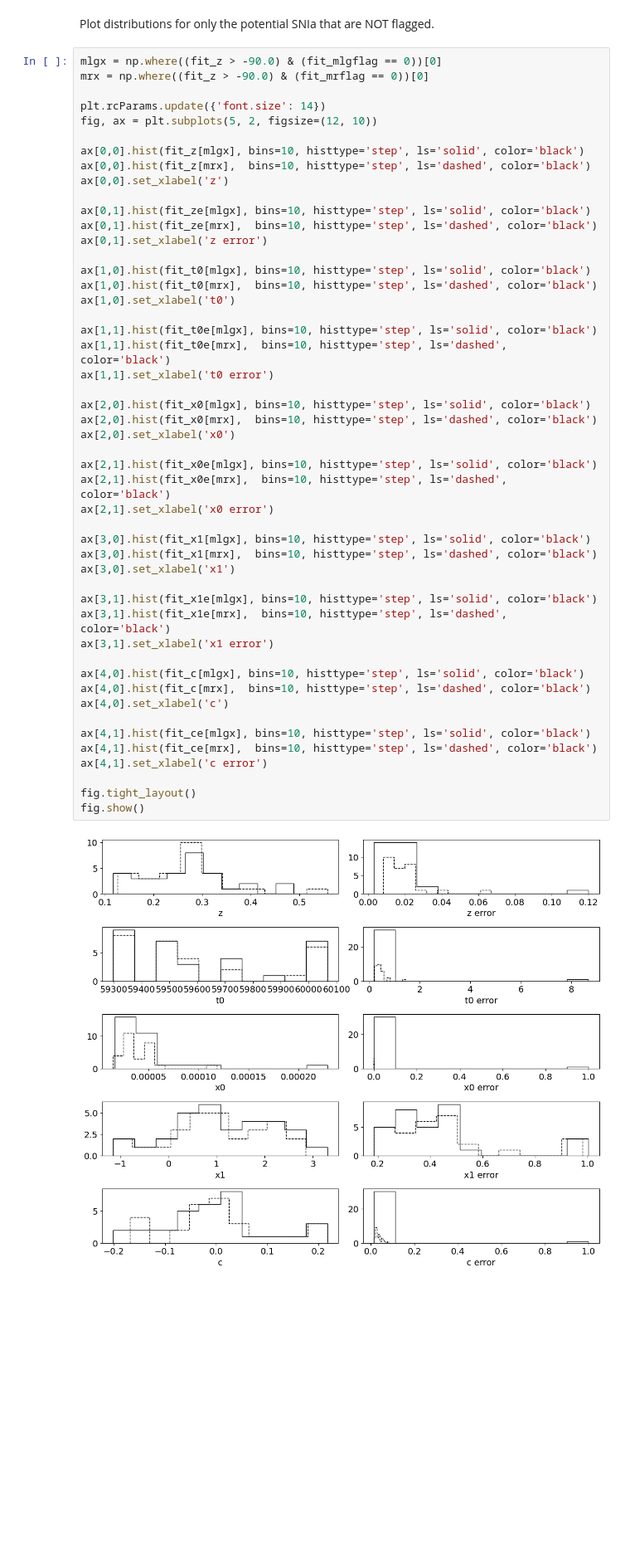
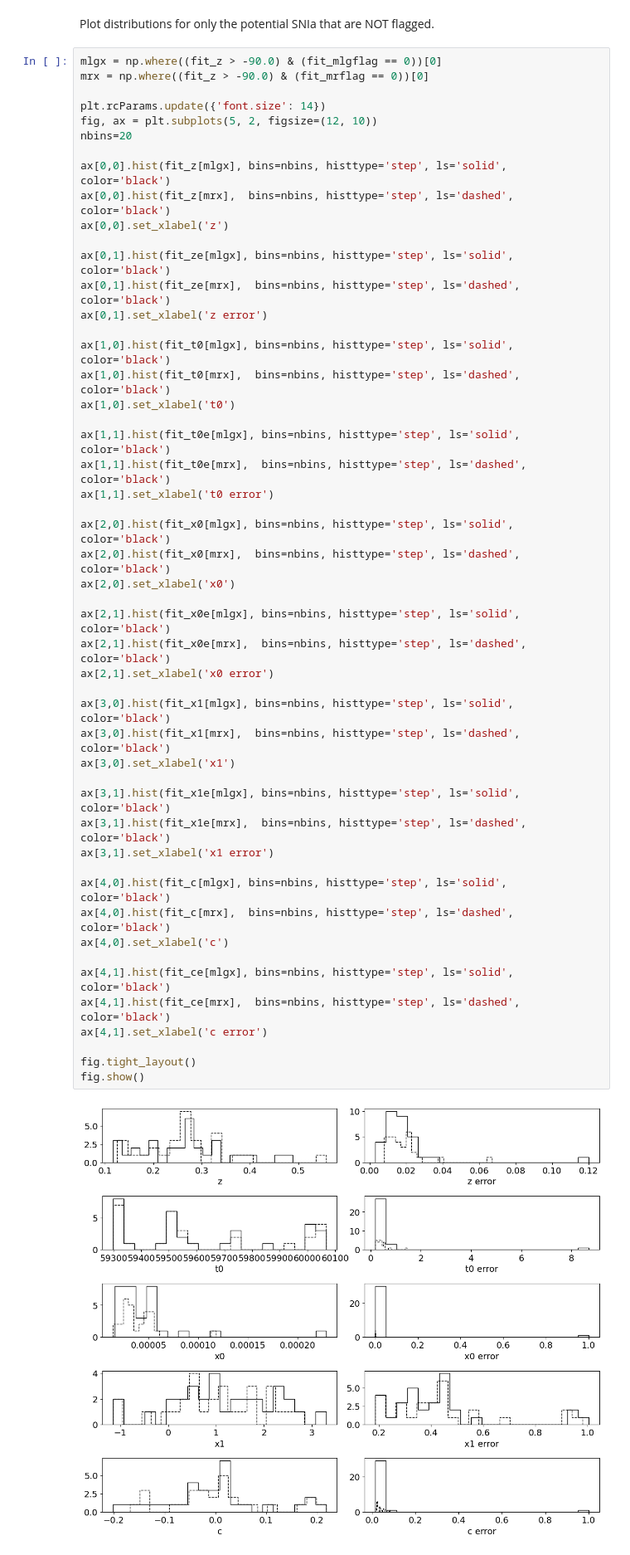
Before and after one commit to MelissaGraham/decam_ddf_tools, a Jupyter notebook: transients_science/SNIa/3_review_potential_snia_sncosmo.ipynb, the cells around one changed output. Shown at 83% size. Saved outputs shown, nothing was run; the diff lists cells and outputs as text; blank space fills up the shorter version.

```diff
--- a/transients_science/SNIa/3_review_potential_snia_sncosmo.ipynb
+++ b/transients_science/SNIa/3_review_potential_snia_sncosmo.ipynb
@@ -169,54 +217,55 @@ Plot distributions for only the potential SNIa that are NOT flagged.
 # %%
 mlgx = np.where((fit_z > -90.0) & (fit_mlgflag == 0))[0]
 mrx = np.where((fit_z > -90.0) & (fit_mrflag == 0))[0]
 
 plt.rcParams.update({'font.size': 14})
 fig, ax = plt.subplots(5, 2, figsize=(12, 10))
+nbins=20
 
-ax[0,0].hist(fit_z[mlgx], bins=10, histtype='step', ls='solid', color='black')
-ax[0,0].hist(fit_z[mrx],  bins=10, histtype='step', ls='dashed', color='black')
+ax[0,0].hist(fit_z[mlgx], bins=nbins, histtype='step', ls='solid', color='black')
+ax[0,0].hist(fit_z[mrx],  bins=nbins, histtype='step', ls='dashed', color='black')
 ax[0,0].set_xlabel('z')
 
-ax[0,1].hist(fit_ze[mlgx], bins=10, histtype='step', ls='solid', color='black')
-ax[0,1].hist(fit_ze[mrx],  bins=10, histtype='step', ls='dashed', color='black')
+ax[0,1].hist(fit_ze[mlgx], bins=nbins, histtype='step', ls='solid', color='black')
+ax[0,1].hist(fit_ze[mrx],  bins=nbins, histtype='step', ls='dashed', color='black')
 ax[0,1].set_xlabel('z error')
 
-ax[1,0].hist(fit_t0[mlgx], bins=10, histtype='step', ls='solid', color='black')
-ax[1,0].hist(fit_t0[mrx],  bins=10, histtype='step', ls='dashed', color='black')
+ax[1,0].hist(fit_t0[mlgx], bins=nbins, histtype='step', ls='solid', color='black')
+ax[1,0].hist(fit_t0[mrx],  bins=nbins, histtype='step', ls='dashed', color='black')
 ax[1,0].set_xlabel('t0')
 
-ax[1,1].hist(fit_t0e[mlgx], bins=10, histtype='step', ls='solid', color='black')
-ax[1,1].hist(fit_t0e[mrx],  bins=10, histtype='step', ls='dashed', color='black')
+ax[1,1].hist(fit_t0e[mlgx], bins=nbins, histtype='step', ls='solid', color='black')
+ax[1,1].hist(fit_t0e[mrx],  bins=nbins, histtype='step', ls='dashed', color='black')
 ax[1,1].set_xlabel('t0 error')
 
-ax[2,0].hist(fit_x0[mlgx], bins=10, histtype='step', ls='solid', color='black')
-ax[2,0].hist(fit_x0[mrx],  bins=10, histtype='step', ls='dashed', color='black')
+ax[2,0].hist(fit_x0[mlgx], bins=nbins, histtype='step', ls='solid', color='black')
+ax[2,0].hist(fit_x0[mrx],  bins=nbins, histtype='step', ls='dashed', color='black')
 ax[2,0].set_xlabel('x0')
 
-ax[2,1].hist(fit_x0e[mlgx], bins=10, histtype='step', ls='solid', color='black')
-ax[2,1].hist(fit_x0e[mrx],  bins=10, histtype='step', ls='dashed', color='black')
+ax[2,1].hist(fit_x0e[mlgx], bins=nbins, histtype='step', ls='solid', color='black')
+ax[2,1].hist(fit_x0e[mrx],  bins=nbins, histtype='step', ls='dashed', color='black')
 ax[2,1].set_xlabel('x0 error')
 
-ax[3,0].hist(fit_x1[mlgx], bins=10, histtype='step', ls='solid', color='black')
-ax[3,0].hist(fit_x1[mrx],  bins=10, histtype='step', ls='dashed', color='black')
+ax[3,0].hist(fit_x1[mlgx], bins=nbins, histtype='step', ls='solid', color='black')
+ax[3,0].hist(fit_x1[mrx],  bins=nbins, histtype='step', ls='dashed', color='black')
 ax[3,0].set_xlabel('x1')
 
-ax[3,1].hist(fit_x1e[mlgx], bins=10, histtype='step', ls='solid', color='black')
-ax[3,1].hist(fit_x1e[mrx],  bins=10, histtype='step', ls='dashed', color='black')
+ax[3,1].hist(fit_x1e[mlgx], bins=nbins, histtype='step', ls='solid', color='black')
+ax[3,1].hist(fit_x1e[mrx],  bins=nbins, histtype='step', ls='dashed', color='black')
 ax[3,1].set_xlabel('x1 error')
 
-ax[4,0].hist(fit_c[mlgx], bins=10, histtype='step', ls='solid', color='black')
-ax[4,0].hist(fit_c[mrx],  bins=10, histtype='step', ls='dashed', color='black')
+ax[4,0].hist(fit_c[mlgx], bins=nbins, histtype='step', ls='solid', color='black')
+ax[4,0].hist(fit_c[mrx],  bins=nbins, histtype='step', ls='dashed', color='black')
 ax[4,0].set_xlabel('c')
 
-ax[4,1].hist(fit_ce[mlgx], bins=10, histtype='step', ls='solid', color='black')
-ax[4,1].hist(fit_ce[mrx],  bins=10, histtype='step', ls='dashed', color='black')
+ax[4,1].hist(fit_ce[mlgx], bins=nbins, histtype='step', ls='solid', color='black')
+ax[4,1].hist(fit_ce[mrx],  bins=nbins, histtype='step', ls='dashed', color='black')
 ax[4,1].set_xlabel('c error')
 
 fig.tight_layout()
 fig.show()
 # %% [output]
-[figure, old version]
+[figure, new version]
 # %% [markdown]
 ## Explore candidates with outlier parameter values
 
```
Also changed, not shown: parts of 7 cells of this notebook.
